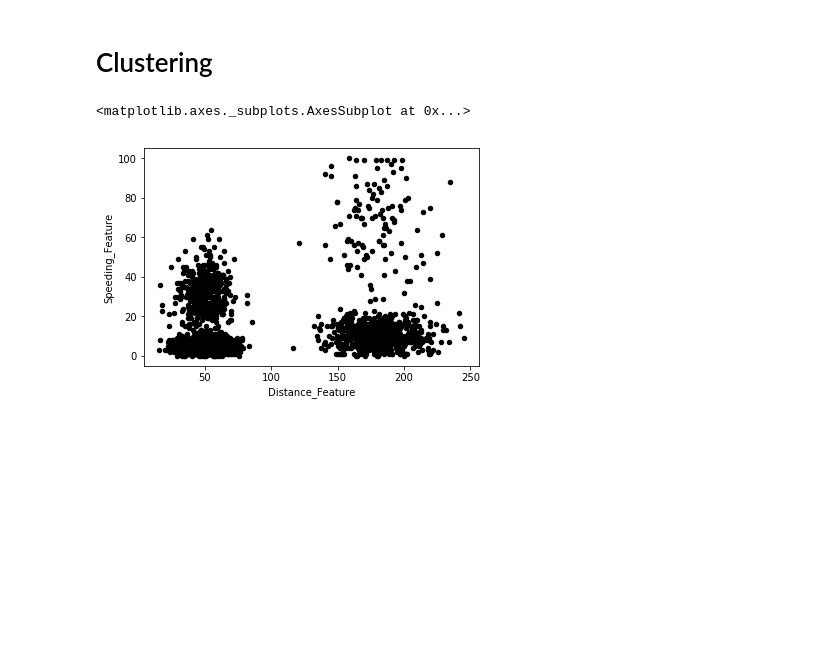
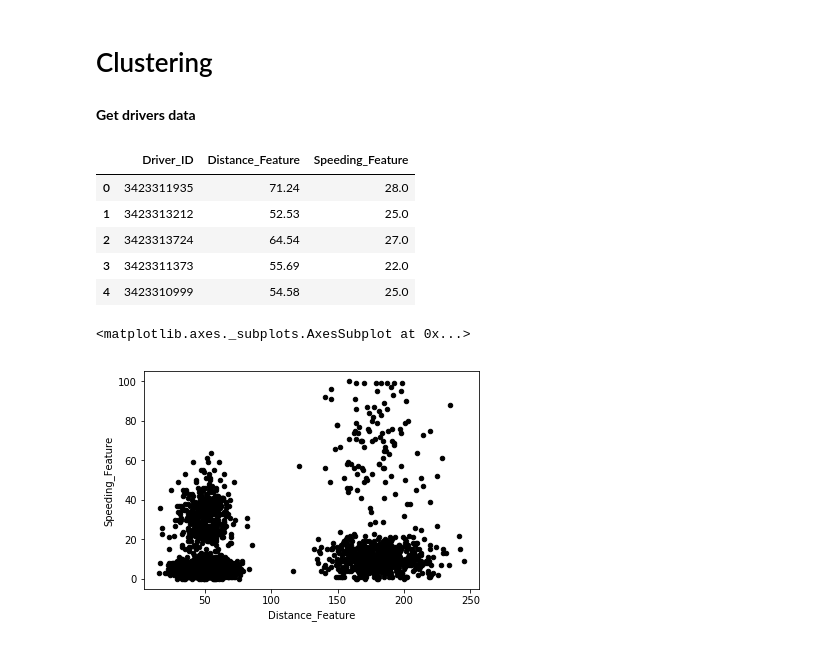
Before and after one commit to mcsml/ml_basics, a Jupyter notebook: clustering.ipynb, the cells around one changed output. Cells and saved outputs as stored; diff of their text form; code cells hidden in the pictures; blank space fills up the shorter version.

```diff
--- a/clustering.ipynb
+++ b/clustering.ipynb
@@ -5,6 +5,16 @@ import pandas as pd
 import numpy as np
 from sklearn.cluster import KMeans
 import matplotlib.pyplot as plt
+# %% [markdown]
+**Get drivers data**
 # %%
 df = pd.read_csv('drivers.csv', delimiter='\t')
+df.head()
+# %% [output]
+|  | Driver_ID | Distance_Feature | Speeding_Feature |
+| 0 | 3423311935 | 71.24 | 28.0 |
+| 1 | 3423313212 | 52.53 | 25.0 |
+| 2 | 3423313724 | 64.54 | 27.0 |
+| 3 | 3423311373 | 55.69 | 22.0 |
+| 4 | 3423310999 | 54.58 | 25.0 |
 # %%
```
Also changed, not shown: parts of 12 cells of this notebook.
